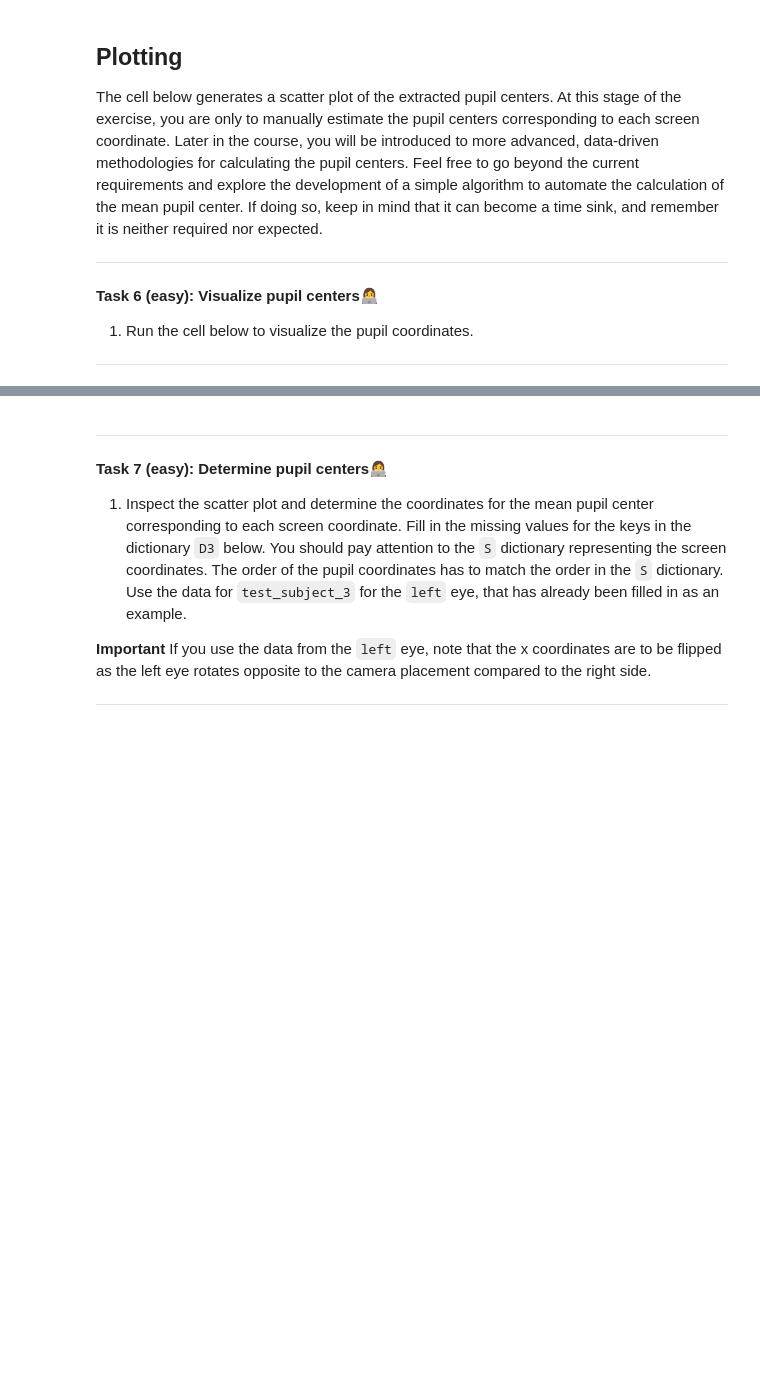
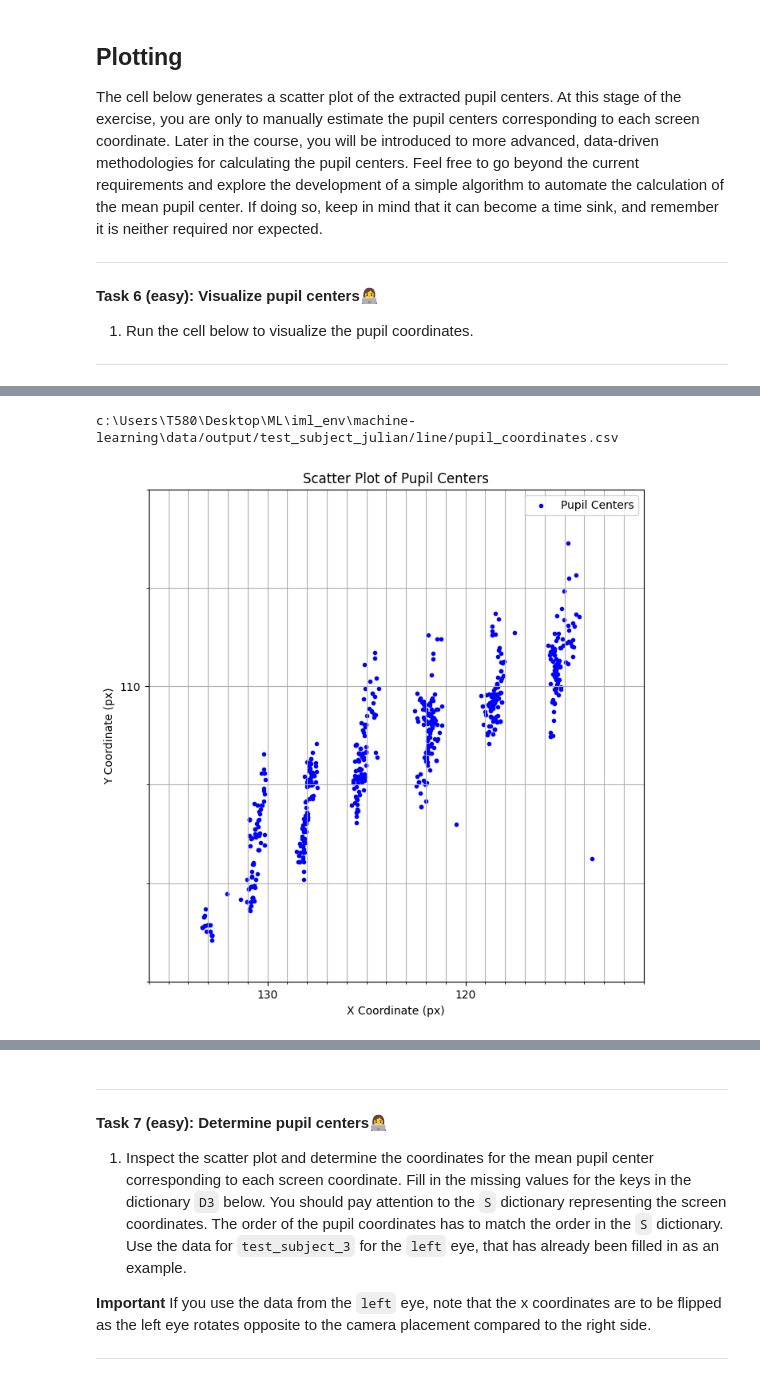
Before and after one commit to simontitk/machine-learning, a Jupyter notebook: 01-data-preprocessing.ipynb, the cells around one changed output, grey strips where cells are left out. Saved outputs shown, nothing was run; the diff lists cells and outputs as text; code cells hidden in the pictures; blank space fills up the shorter version.

```diff
--- a/01-data-preprocessing.ipynb
+++ b/01-data-preprocessing.ipynb
@@ -428,0 +493,19 @@ iml_util.visualize_pupil_centers(csv_file, video_name)
+# %%
+output_folder = "test_subject_julian"
+video_name = "line"
+output_directory = f"data/output/{output_folder}/{video_name}"
+import iml_util
+
+julian_line_args = {
+    "xlim1": 136,
+    "xlim2": 111,
+    "ylim1": 113,
+    "ylim2": 108,
+}
+
+csv_file = f"{output_directory}/pupil_coordinates.csv"
+
+iml_util.visualize_pupil_centers(csv_file, video_name, **julian_line_args)
+# %% [output]
+c:\Users\T580\Desktop\ML\iml_env\machine-learning\data/output/test_subject_julian/line/pupil_coordinates.csv
+[figure, added]
```
Also changed, not shown: parts of 9 cells of this notebook, 1 other file.
